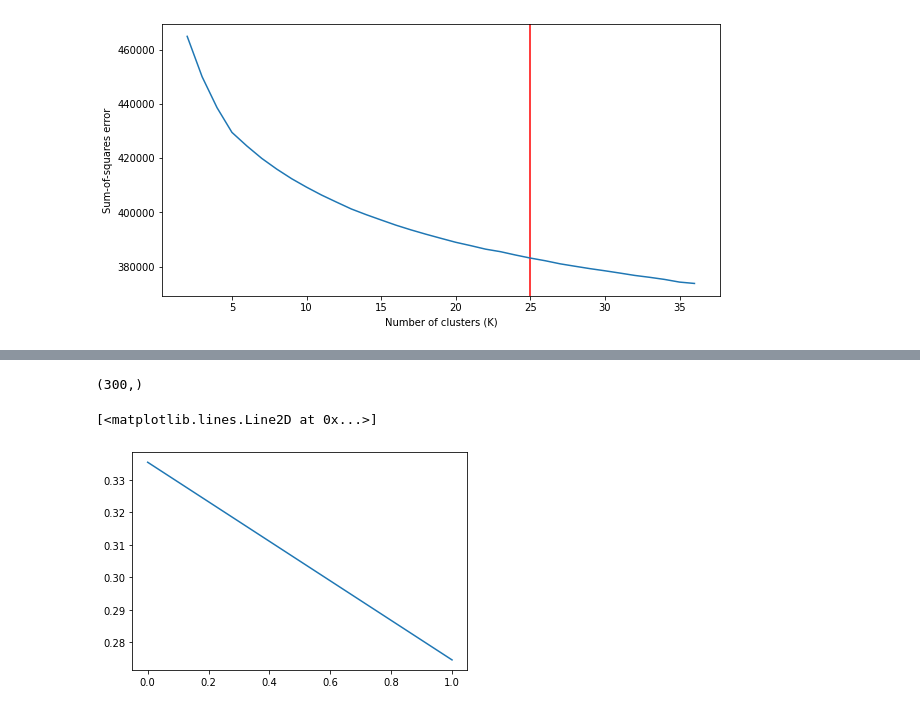
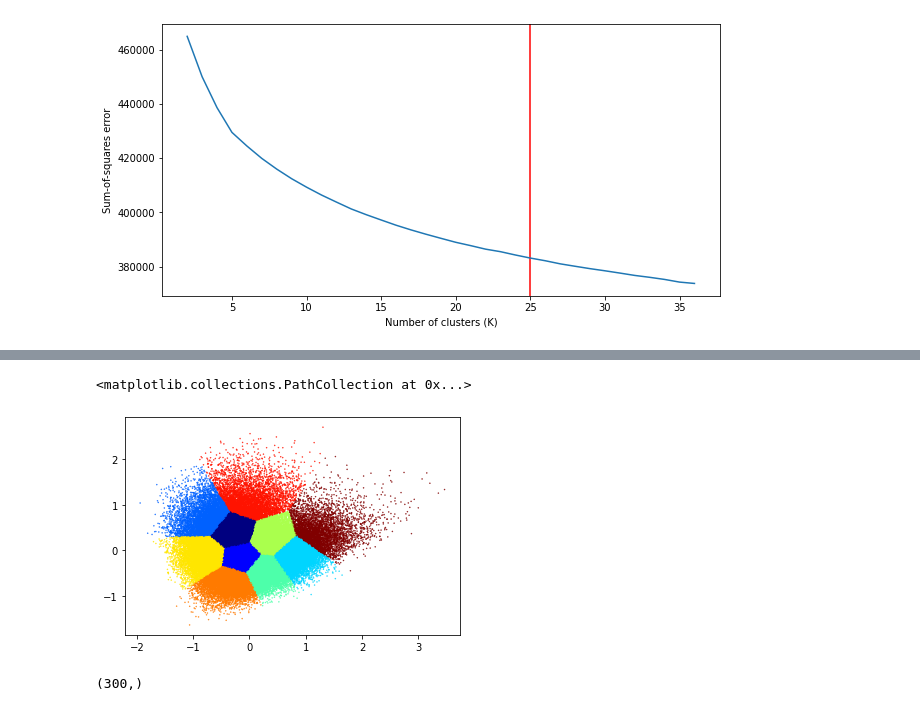
Before and after one commit to abhinavgairola/Anomaly_Detection_OTC_Market, a Jupyter notebook: Capstone_3.ipynb, the cells around one changed output, grey strips where cells are left out. Drawn from its saved outputs; the diff is of its cells as text; code cells hidden in the pictures.

```diff
--- a/Capstone_3.ipynb
+++ b/Capstone_3.ipynb
@@ -230,0 +236,5 @@ prediction = kmeans.predict(Y_sklearn)
+# %%
+plt.scatter(Y_sklearn[:, 0], Y_sklearn[:, 1], c=prediction, s=0.2, cmap='jet')
+# %% [output]
+<matplotlib.collections.PathCollection at 0x...>
+[figure, added]
@@ -236,8 +250,3 @@ ABC = list(result)
 ABC[0][0].shape
 # %% [output]
 (300,)
-# %%
-plt.plot(sklearn_pca.explained_variance_)
-# %% [output]
-[<matplotlib.lines.Line2D at 0x...>]
-[figure, removed]
```
Also changed, not shown: parts of 6 cells of this notebook.
